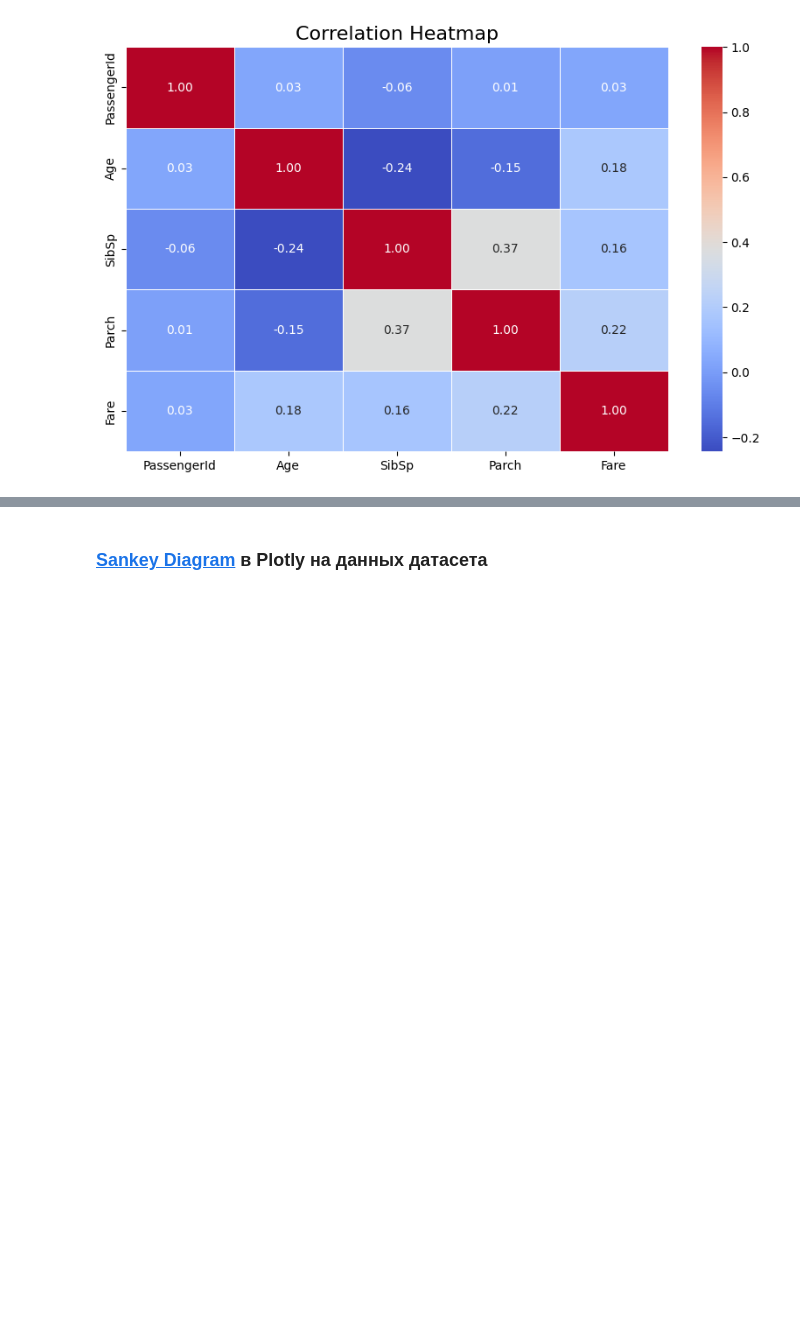
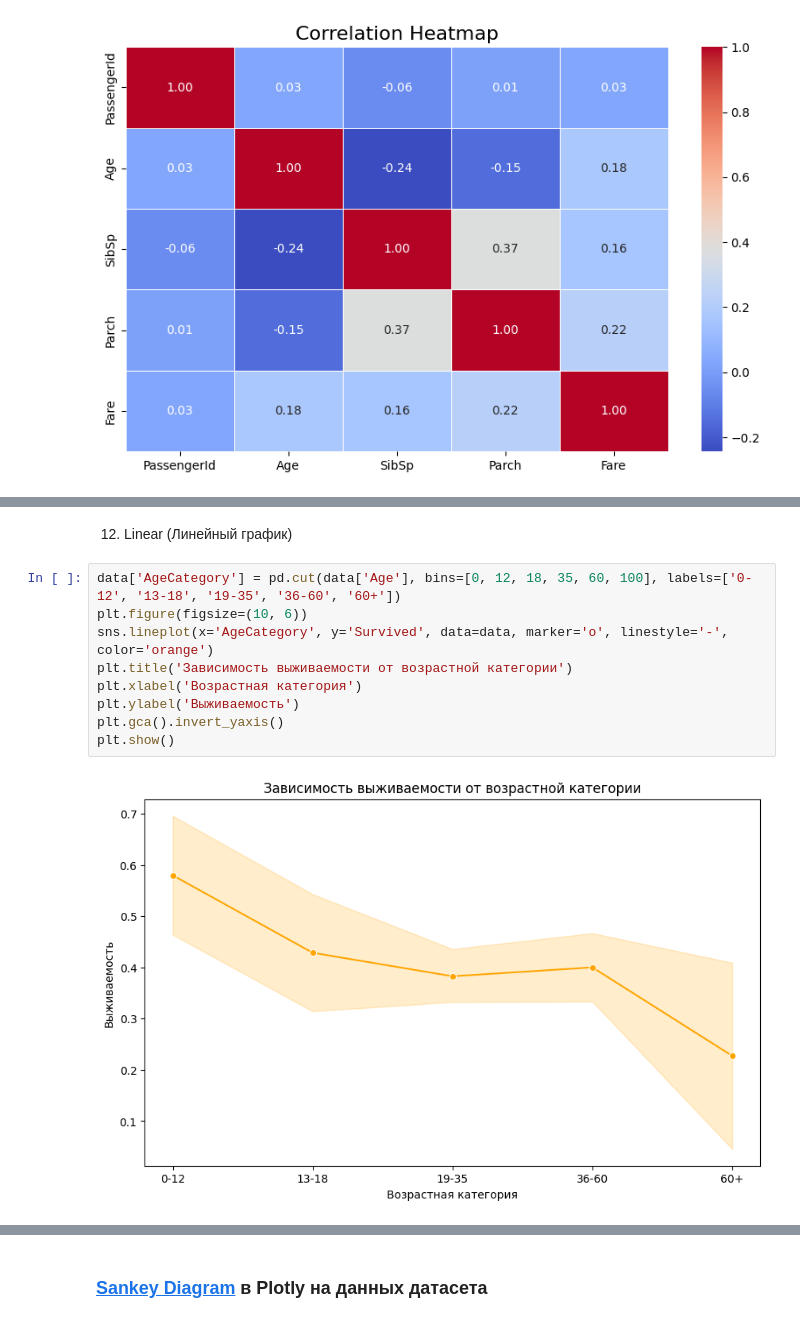
Before and after one commit to touge13/spbuPythonCourse, a Jupyter notebook: project/jupyter/jupyter.ipynb, the cells around one changed output, grey strips where cells are left out. Drawn from its saved outputs; the diff is of its cells as text; blank space fills up the shorter version.

```diff
--- a/project/jupyter/jupyter.ipynb
+++ b/project/jupyter/jupyter.ipynb
@@ -381,0 +399,13 @@ plt.show()
+# %% [markdown]
+12. Linear (Линейный график)
+# %%
+data['AgeCategory'] = pd.cut(data['Age'], bins=[0, 12, 18, 35, 60, 100], labels=['0-12', '13-18', '19-35', '36-60', '60+'])
+plt.figure(figsize=(10, 6))
+sns.lineplot(x='AgeCategory', y='Survived', data=data, marker='o', linestyle='-', color='orange')
+plt.title('Зависимость выживаемости от возрастной категории')
+plt.xlabel('Возрастная категория')
+plt.ylabel('Выживаемость')
+plt.gca().invert_yaxis()
+plt.show()
+# %% [output]
+[figure, added]
```
Also changed, not shown: parts of 6 cells of this notebook, 2 other files.
